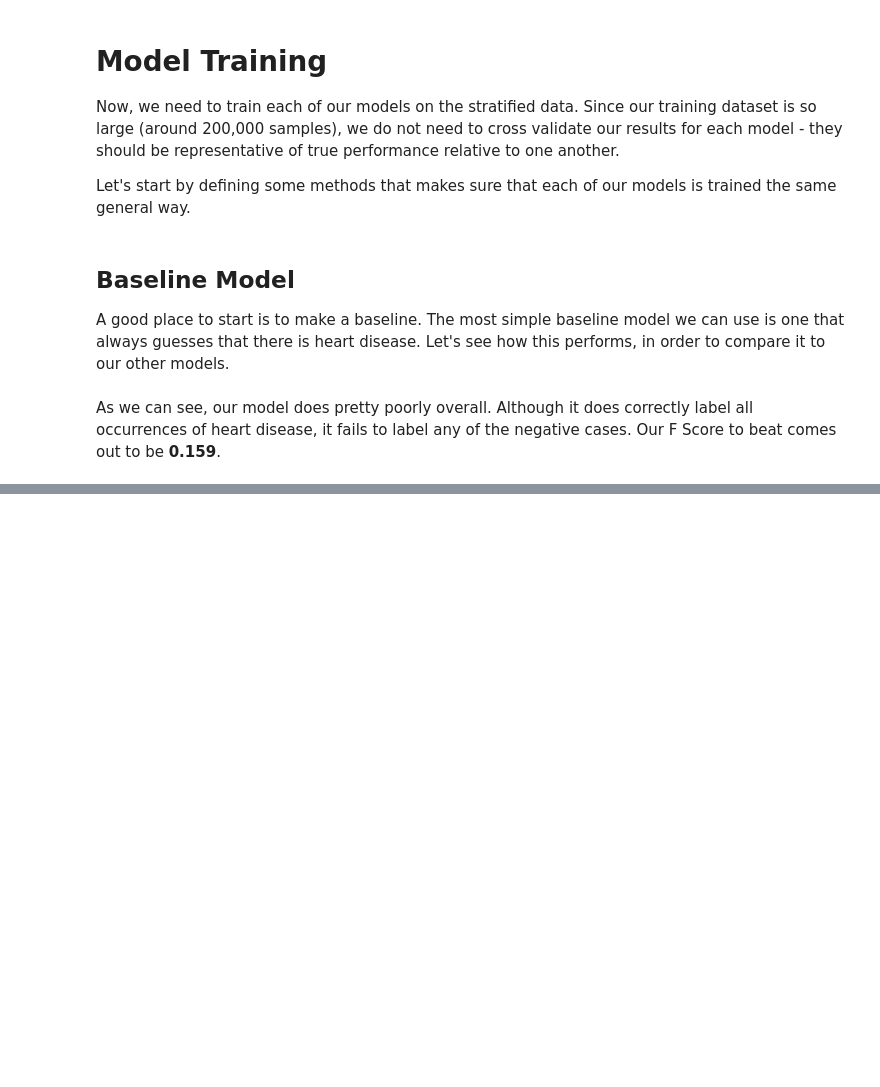
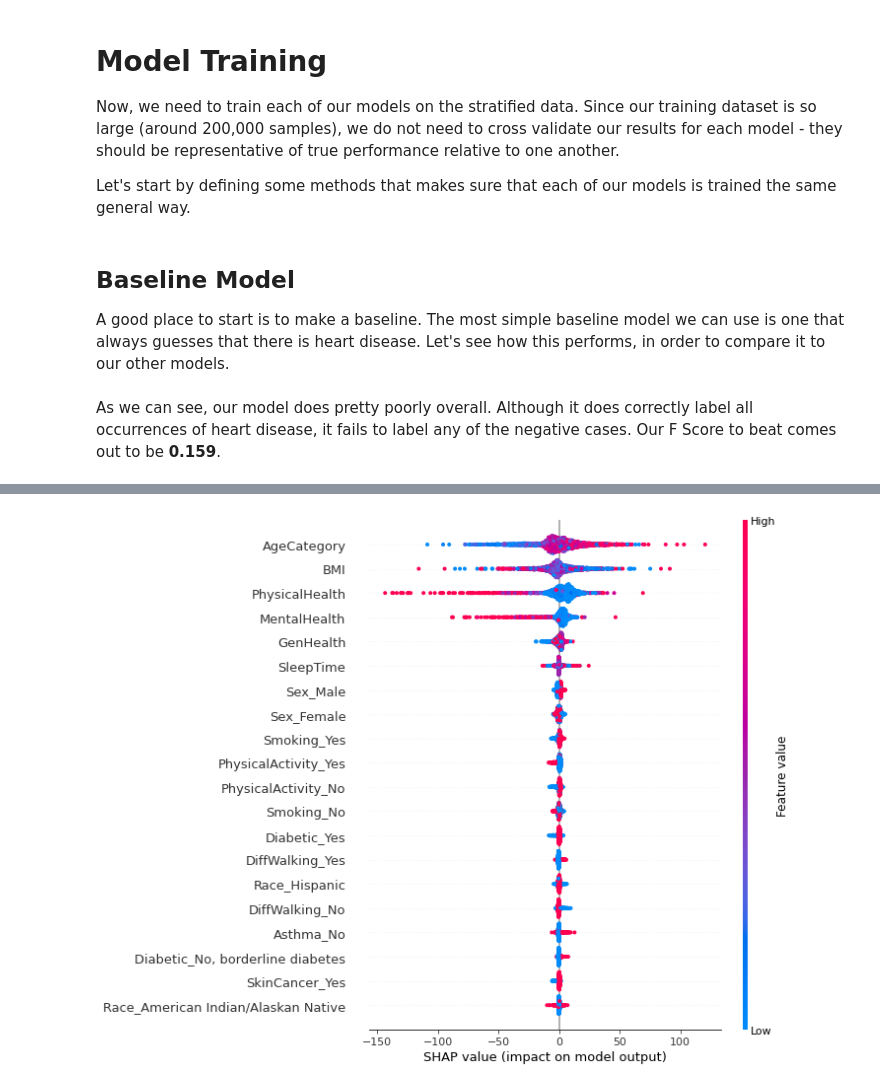
Before and after one commit to COGS118A/Group041-Sp22, a Jupyter notebook: common/model_training.ipynb, the cells around one changed output, grey strips where cells are left out. Drawn from its saved outputs; the diff is of its cells as text; code cells hidden in the pictures; blank space fills up the shorter version.

Commit message:
nn model

```diff
--- a/common/model_training.ipynb
+++ b/common/model_training.ipynb
@@ -368,0 +453,8 @@ save_model("Gaussian Process Classifier", grid_search)
+# %%
+device = torch.device("cuda:0" if torch.cuda.is_available() else "cpu")
+
+model = Model()
+model.to(device)
+print(model)
+criterion = nn.BCEWithLogitsLoss()
+optimizer = torch.optim.Adam(model.parameters(),lr = learning_rate)
@@ -368,0 +478,21 @@ save_model("Gaussian Process Classifier", grid_search)
+# %%
+model.train()
+for epoch in range(epochs):
+  epoch_loss = 0
+  epoch_acc = 0
+  for X_batch, y_batch in train_loader:
+    X_batch, y_batch = X_batch.to(device), y_batch.to(device)
+    optimizer.zero_grad()
+
+    y_pred = model(X_batch)
+
+    loss = criterion(y_pred, y_batch.unsqueeze(1))
+    acc = binary_acc(y_pred, y_batch.unsqueeze(1))
+
+    loss.backward()
+    optimizer.step()
+
+    epoch_loss += loss.item()
+    epoch_acc += acc.item()
+
+  print(f'Epoch {epoch+0:03}: | Loss: {epoch_loss/len(train_loader):.5f} | Acc: {epoch_acc/len(train_loader):.3f}')
@@ -368,0 +606,10 @@ save_model("Gaussian Process Classifier", grid_search)
+# %%
+e = shap.DeepExplainer(
+        model,
+        torch.from_numpy(
+            test_sub_X.to_numpy().astype(np.float32)
+        ).to(device))
+# %%
+shap_values = e.shap_values(
+    torch.from_numpy(test_sub_X.to_numpy().astype(np.float32)).to(device)
+)
@@ -368,0 +636,4 @@ save_model("Gaussian Process Classifier", grid_search)
+# %%
+shap.summary_plot(shap_values, features=test_sub_X.to_numpy().astype(np.float32), feature_names=list(test_sub_X.columns))
+# %% [output]
+[figure, added]
```
Also changed, not shown: parts of 37 cells of this notebook, 1 other file.
